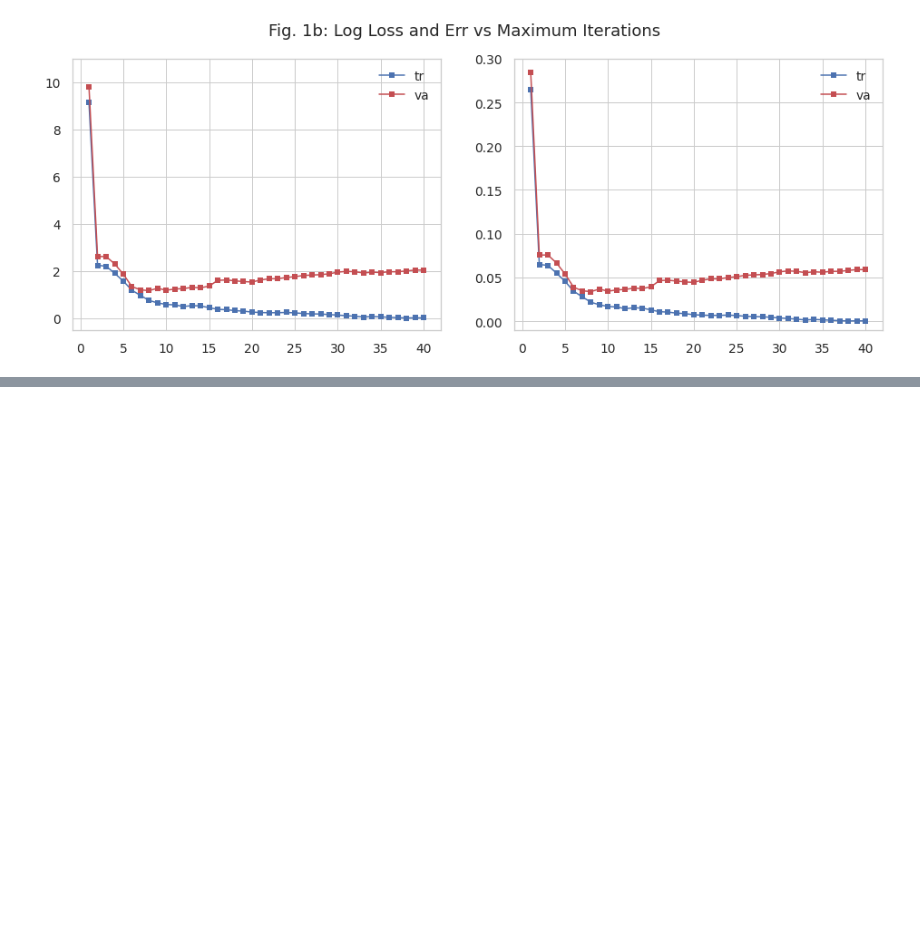
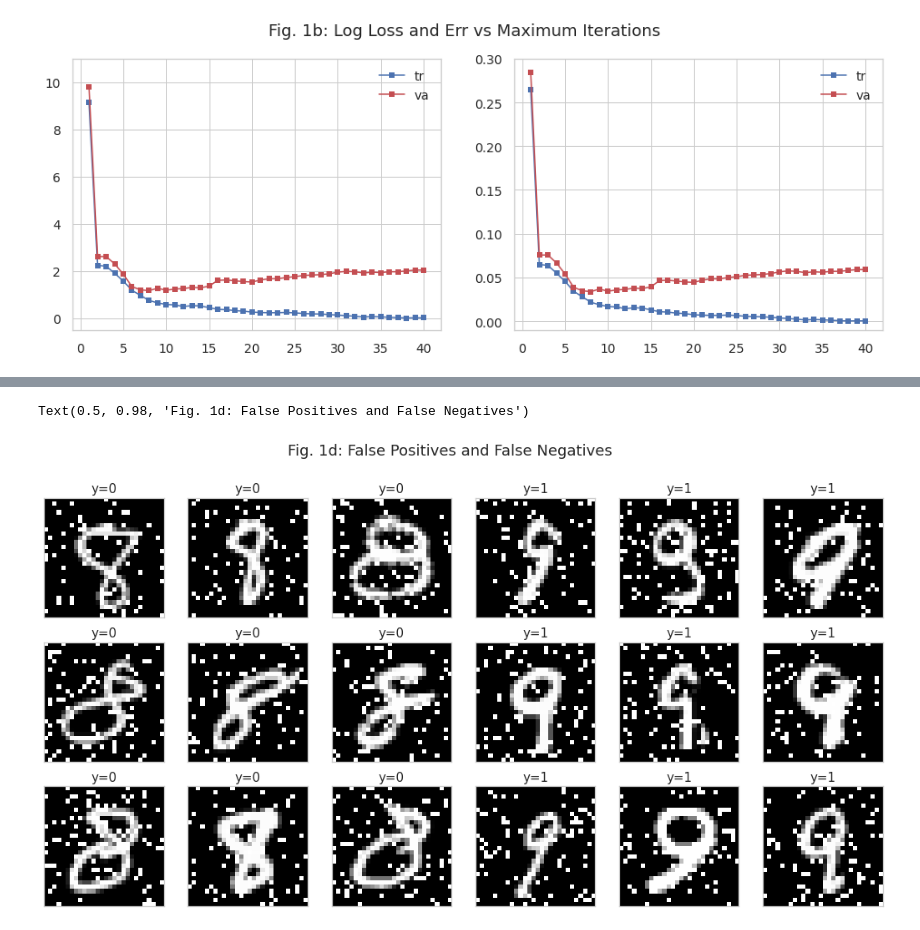
Before and after one commit to kenziesimpson/comp-135-proj-A, a Jupyter notebook: Problem 1.ipynb, the cells around one changed output, grey strips where cells are left out. Saved outputs shown, nothing was run; the diff lists cells and outputs as text; code cells hidden in the pictures; blank space fills up the shorter version.

```diff
--- a/Problem 1.ipynb
+++ b/Problem 1.ipynb
@@ -122,0 +152,41 @@ We can see in these plots that for the training data set, increasing the max ite
+# %%
+best_c_lr = sklearn.linear_model.LogisticRegression(max_iter=1000, solver='lbfgs', C=best_c)
+
+best_c_lr.fit(x_tr_MF, y_tr_M)
+yhat_va_N = lr.predict(x_va_NF)
+# %%
+FP = np.bitwise_and(np.invert(y_va_N.astype(int)), yhat_va_N.astype(int))
+FN = np.bitwise_and(y_va_N.astype(int), np.invert(yhat_va_N.astype(int)))
+
+selected_FP = np.random.choice(FP.nonzero()[0], size=9, replace=False)
+selected_FN = np.random.choice(FN.nonzero()[0], size=9, replace=False)
+# %%
+fig, axes = plt.subplots(
+        nrows=3, ncols=6,
+        figsize=(6 * 3, 3 * 3))
+
+for i in range(18):
+    cur_ax = axes.flatten()[i]
+
+    im = None
+
+    row = int(i / 6)
+    col = i % 6
+
+    index = col - row * 3
+
+    if col < 3:
+        im = x_va_NF[selected_FP[index]].reshape(28,28)
+    else:
+        index -= 3
+        im = x_va_NF[selected_FN[index]].reshape(28,28)
+
+    cur_ax.imshow(im, vmin=0, vmax=1, cmap='gray')
+    cur_ax.set_xticks([])
+    cur_ax.set_yticks([])
+    cur_ax.set_title('y=%d' % int(col >= 3))
+
+plt.suptitle('Fig. 1d: False Positives and False Negatives')
+# %% [output]
+Text(0.5, 0.98, 'Fig. 1d: False Positives and False Negatives')
+[figure, added]
```
Also changed, not shown: parts of 9 cells of this notebook.
